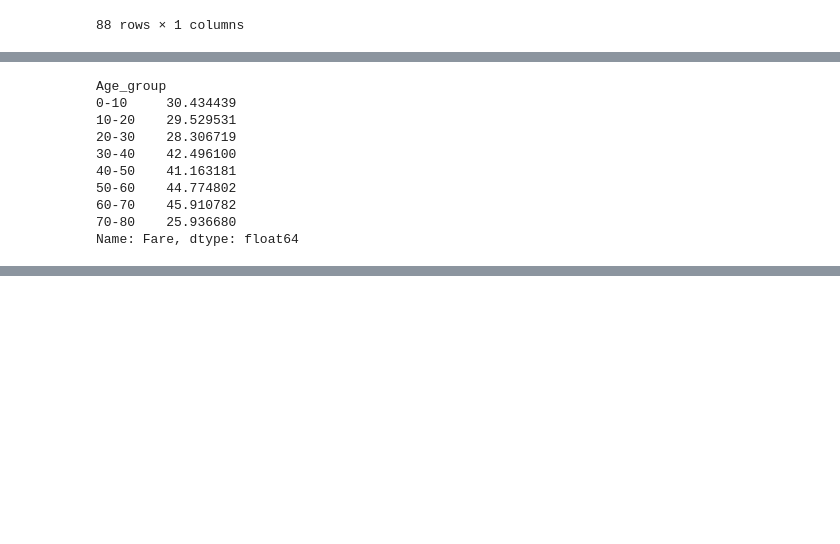
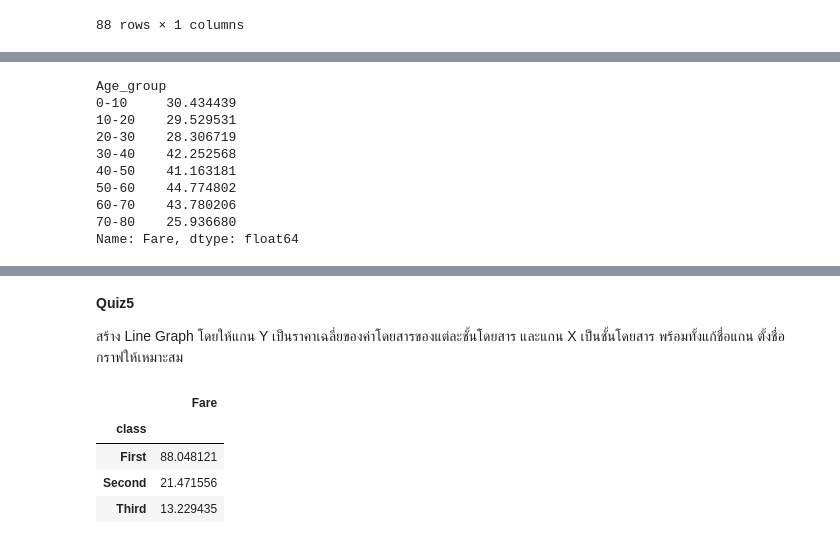
Before and after one commit to deen666/Homework_DataCamp2, a Jupyter notebook: Plotly/Plotly.ipynb, the cells around one changed output, grey strips where cells are left out. Saved outputs shown, nothing was run; the diff lists cells and outputs as text; code cells hidden in the pictures; blank space fills up the shorter version.

```diff
--- a/Plotly/Plotly.ipynb
+++ b/Plotly/Plotly.ipynb
@@ -160,20 +162,21 @@ fig.show()
 # %%
 #Quiz4
 age_labels = ['0-10', '10-20', '20-30', '30-40', '40-50', '50-60', '60-70', '70-80']
-df['Age_group'] = pd.cut(df.Age, range(0, 81, 10), labels = age_labels)
+titanic['Age_group'] = pd.cut(titanic.Age, range(0, 81, 10),
+                              labels = age_labels)
 
 #print('Fare by ',df.groupby(['Age_group'])['Fare'].mean())
-df4 = df.groupby(['Age_group'])['Fare'].mean()
-df4
+df3 = titanic.groupby(['Age_group'])['Fare'].mean()
+df3
 # %% [output]
 Age_group
 0-10     30.434439
 10-20    29.529531
 20-30    28.306719
-30-40    42.496100
+30-40    42.252568
 40-50    41.163181
 50-60    44.774802
-60-70    45.910782
+60-70    43.780206
 70-80    25.936680
 Name: Fare, dtype: float64
 # %%
@@ -182,3 +187,19 @@ fig = px.line(df4, x = df4.index, y = "Fare", title = 'Average Fare by Age Group
 fig.show()
 # %% [output]
 [interactive output not drawn]
+# %% [markdown]
+
+**Quiz5**
+
+สร้าง Line Graph โดยให้แกน Y เป็นราคาเฉลี่ยของค่าโดยสารของแต่ละชั้นโดยสาร และแกน X เป็นชั้นโดยสาร พร้อมทั้งแก้ชื่อแกน ตั้งชื่อกราฟให้เหมาะสม
+# %%
+#Quiz5
+titanic["class"] = titanic.Pclass.map({1: "First", 2: "Second", 3: "Third"})
+df4 = titanic.groupby('class').agg({'Fare':'mean'})
+df4
+# %% [output]
+|  | Fare |
+| class |  |
+| First | 88.048121 |
+| Second | 21.471556 |
+| Third | 13.229435 |
```
Also changed, not shown: parts of 12 cells of this notebook.
